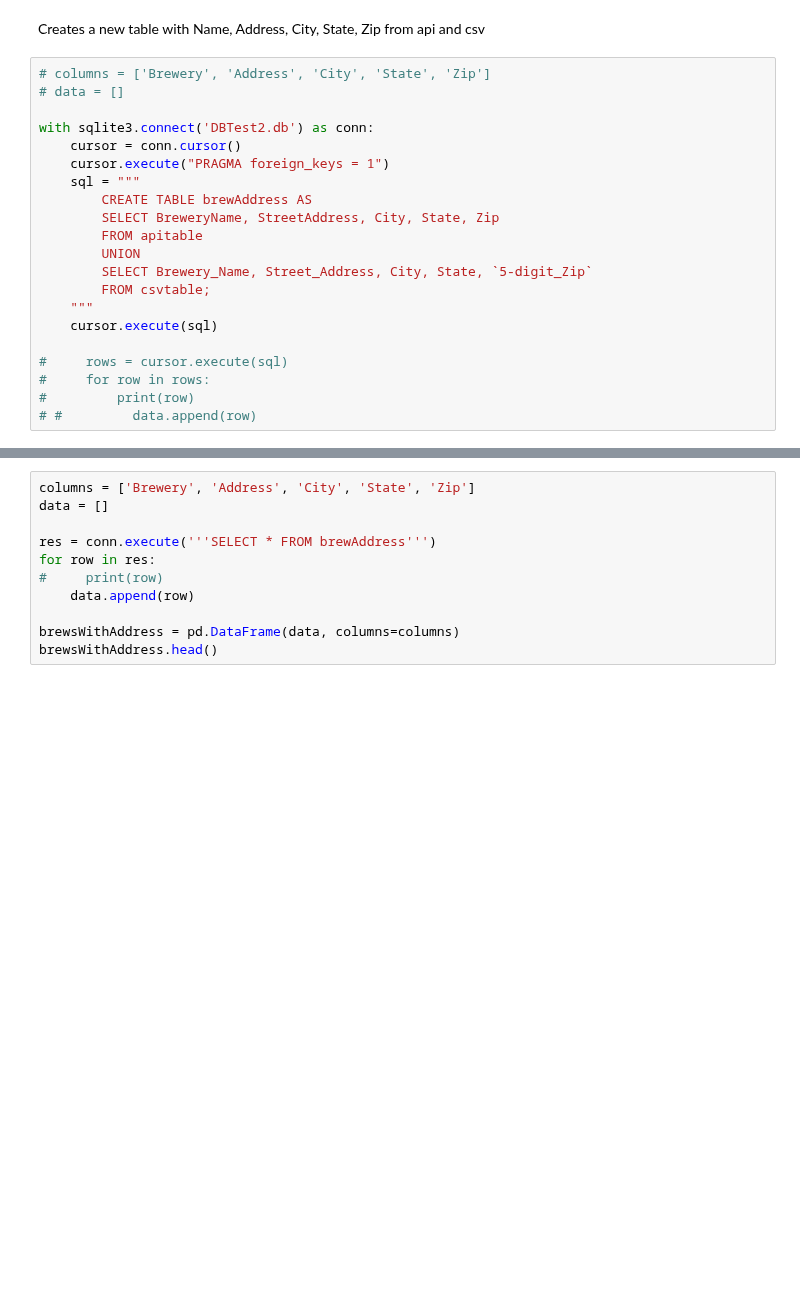
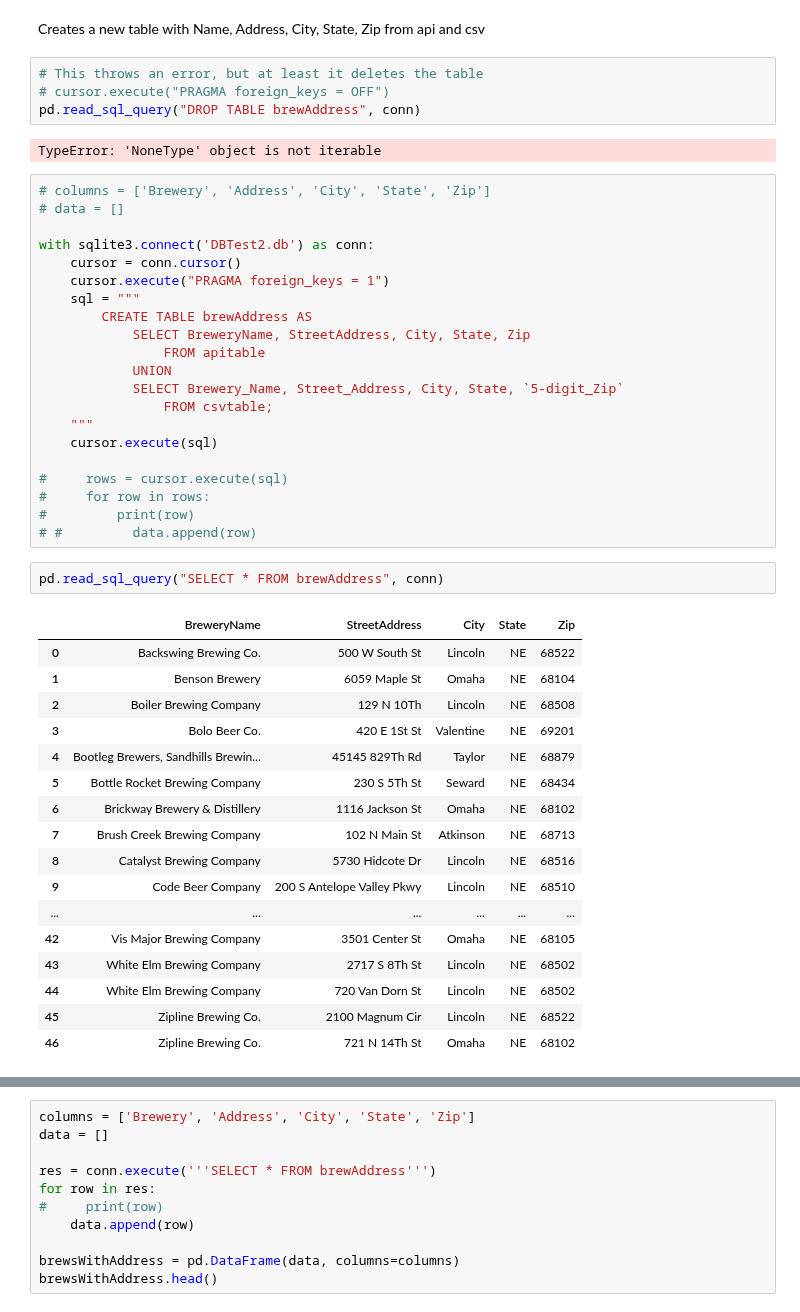
Before and after one commit to ScottBreitbach/DSC540, a Jupyter notebook: Final Project/DBTest1.ipynb, the cells around one changed output, grey strips where cells are left out. Saved outputs shown, nothing was run; the diff lists cells and outputs as text; blank space fills up the shorter version.

```diff
--- a/Final Project/DBTest1.ipynb
+++ b/Final Project/DBTest1.ipynb
@@ -1332,6 +1337,12 @@ with sqlite3.connect('DBTest2.db') as conn:
 OperationalError: near "AS": syntax error
 # %% [markdown]
 Creates a new table with Name, Address, City, State, Zip from api and csv
+# %%
+# This throws an error, but at least it deletes the table
+# cursor.execute("PRAGMA foreign_keys = OFF")
+pd.read_sql_query("DROP TABLE brewAddress", conn)
+# %% [output]
+TypeError: 'NoneType' object is not iterable
 # %%
 # columns = ['Brewery', 'Address', 'City', 'State', 'Zip']
 # data = []
@@ -1341,11 +1352,11 @@ with sqlite3.connect('DBTest2.db') as conn:
     cursor.execute("PRAGMA foreign_keys = 1")
     sql = """
         CREATE TABLE brewAddress AS
-        SELECT BreweryName, StreetAddress, City, State, Zip
-        FROM apitable
-        UNION
-        SELECT Brewery_Name, Street_Address, City, State, `5-digit_Zip`
-        FROM csvtable;
+            SELECT BreweryName, StreetAddress, City, State, Zip
+                FROM apitable
+            UNION
+            SELECT Brewery_Name, Street_Address, City, State, `5-digit_Zip`
+                FROM csvtable;
     """
     cursor.execute(sql)
 
@@ -1353,4 +1364,24 @@ with sqlite3.connect('DBTest2.db') as conn:
 #     for row in rows:
 #         print(row)
 # #         data.append(row)
+# %%
+pd.read_sql_query("SELECT * FROM brewAddress", conn)
+# %% [output]
+|  | BreweryName | StreetAddress | City | State | Zip |
+| 0 | Backswing Brewing Co. | 500 W South St | Lincoln | NE | 68522 |
+| 1 | Benson Brewery | 6059 Maple St | Omaha | NE | 68104 |
+| 2 | Boiler Brewing Company | 129 N 10Th | Lincoln | NE | 68508 |
+| 3 | Bolo Beer Co. | 420 E 1St St | Valentine | NE | 69201 |
+| 4 | Bootleg Brewers, Sandhills Brewin... | 45145 829Th Rd | Taylor | NE | 68879 |
+| 5 | Bottle Rocket Brewing Company | 230 S 5Th St | Seward | NE | 68434 |
+| 6 | Brickway Brewery & Distillery | 1116 Jackson St | Omaha | NE | 68102 |
+| 7 | Brush Creek Brewing Company | 102 N Main St | Atkinson | NE | 68713 |
+| 8 | Catalyst Brewing Company | 5730 Hidcote Dr | Lincoln | NE | 68516 |
+| 9 | Code Beer Company | 200 S Antelope Valley Pkwy | Lincoln | NE | 68510 |
+| ... | ... | ... | ... | ... | ... |
+| 42 | Vis Major Brewing Company | 3501 Center St | Omaha | NE | 68105 |
+| 43 | White Elm Brewing Company | 2717 S 8Th St | Lincoln | NE | 68502 |
+| 44 | White Elm Brewing Company | 720 Van Dorn St | Lincoln | NE | 68502 |
+| 45 | Zipline Brewing Co. | 2100 Magnum Cir | Lincoln | NE | 68522 |
+| 46 | Zipline Brewing Co. | 721 N 14Th St | Omaha | NE | 68102 |
 # %%
```
Also changed, not shown: parts of 25 cells of this notebook, 3 other files.
